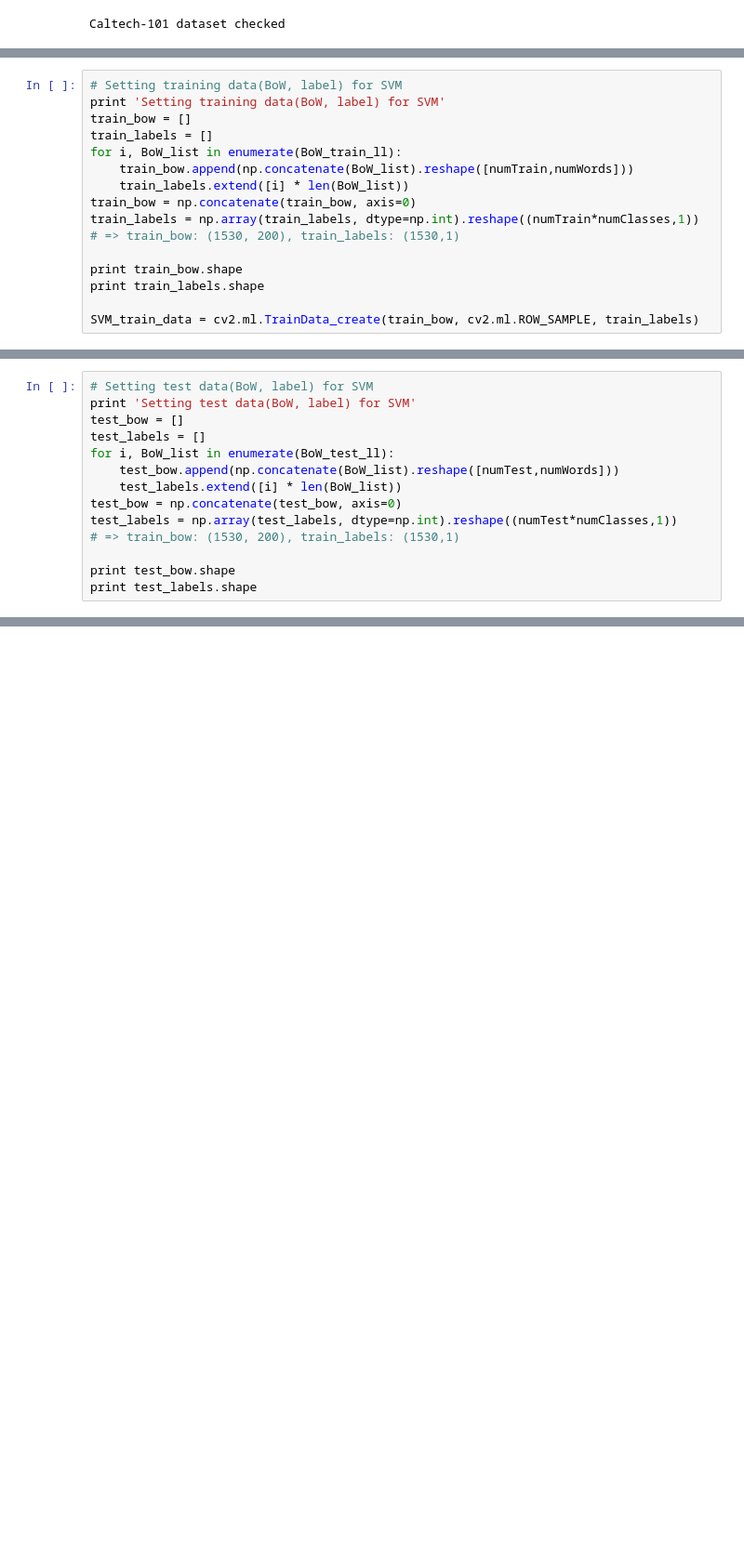
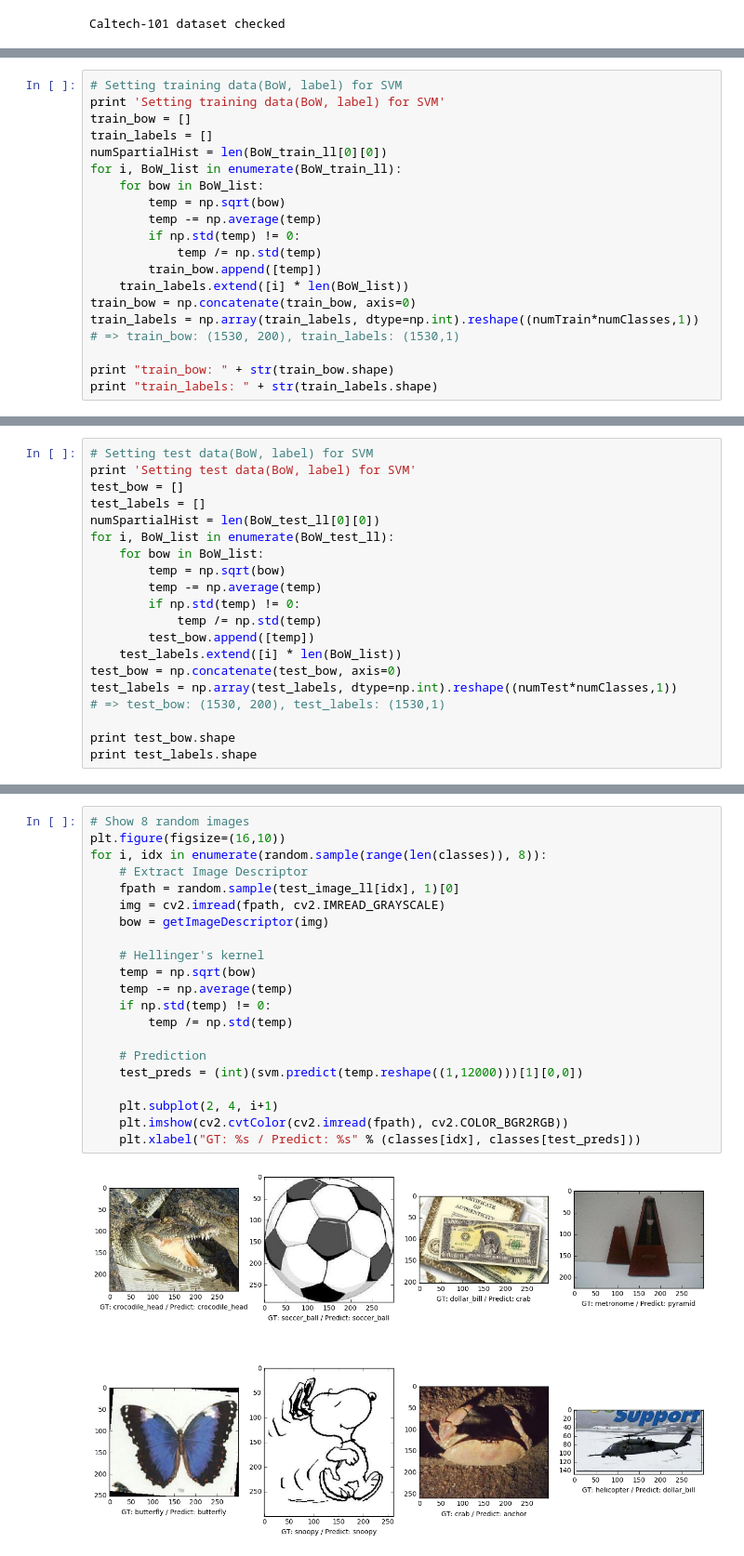
Before and after one commit to dalgu90/opencv-tutorial, a Jupyter notebook: 5_classification.ipynb, the cells around one changed output, grey strips where cells are left out. Shown at 93% size. Drawn from its saved outputs; the diff is of its cells as text; blank space fills up the shorter version.

Commit message:
PHOW, spartial histrogram and hellinger kernel

```diff
--- a/5_classification.ipynb
+++ b/5_classification.ipynb
@@ -188,16 +248,20 @@ plt.plot(sorted(word_ratio))
 print 'Setting training data(BoW, label) for SVM'
 train_bow = []
 train_labels = []
+numSpartialHist = len(BoW_train_ll[0][0])
 for i, BoW_list in enumerate(BoW_train_ll):
-    train_bow.append(np.concatenate(BoW_list).reshape([numTrain,numWords]))
+    for bow in BoW_list:
+        temp = np.sqrt(bow)
+        temp -= np.average(temp)
+        if np.std(temp) != 0:
+            temp /= np.std(temp)
+        train_bow.append([temp])
     train_labels.extend([i] * len(BoW_list))
 train_bow = np.concatenate(train_bow, axis=0)
 train_labels = np.array(train_labels, dtype=np.int).reshape((numTrain*numClasses,1))
 # => train_bow: (1530, 200), train_labels: (1530,1)
 
-print train_bow.shape
-print train_labels.shape
-
-SVM_train_data = cv2.ml.TrainData_create(train_bow, cv2.ml.ROW_SAMPLE, train_labels)
+print "train_bow: " + str(train_bow.shape)
+print "train_labels: " + str(train_labels.shape)
 # %% [output]
 Setting training data(BoW, label) for SVM
@@ -272,12 +323,18 @@ accordion airplanes anchor ant BACKGROUND_Google barrel bass beaver binocular bo
 print 'Setting test data(BoW, label) for SVM'
 test_bow = []
 test_labels = []
+numSpartialHist = len(BoW_test_ll[0][0])
 for i, BoW_list in enumerate(BoW_test_ll):
-    test_bow.append(np.concatenate(BoW_list).reshape([numTest,numWords]))
+    for bow in BoW_list:
+        temp = np.sqrt(bow)
+        temp -= np.average(temp)
+        if np.std(temp) != 0:
+            temp /= np.std(temp)
+        test_bow.append([temp])
     test_labels.extend([i] * len(BoW_list))
 test_bow = np.concatenate(test_bow, axis=0)
 test_labels = np.array(test_labels, dtype=np.int).reshape((numTest*numClasses,1))
-# => train_bow: (1530, 200), train_labels: (1530,1)
+# => test_bow: (1530, 200), test_labels: (1530,1)
 
 print test_bow.shape
 print test_labels.shape
@@ -292,0 +352,23 @@ Test Accuracy: 0.169935
+# %%
+# Show 8 random images
+plt.figure(figsize=(16,10))
+for i, idx in enumerate(random.sample(range(len(classes)), 8)):
+    # Extract Image Descriptor
+    fpath = random.sample(test_image_ll[idx], 1)[0]
+    img = cv2.imread(fpath, cv2.IMREAD_GRAYSCALE)
+    bow = getImageDescriptor(img)
+
+    # Hellinger's kernel
+    temp = np.sqrt(bow)
+    temp -= np.average(temp)
+    if np.std(temp) != 0:
+        temp /= np.std(temp)
+
+    # Prediction
+    test_preds = (int)(svm.predict(temp.reshape((1,12000)))[1][0,0])
+
+    plt.subplot(2, 4, i+1)
+    plt.imshow(cv2.cvtColor(cv2.imread(fpath), cv2.COLOR_BGR2RGB))
+    plt.xlabel("GT: %s / Predict: %s" % (classes[idx], classes[test_preds]))
+# %% [output]
+[figure, added]
```
Also changed, not shown: parts of 28 cells of this notebook.
